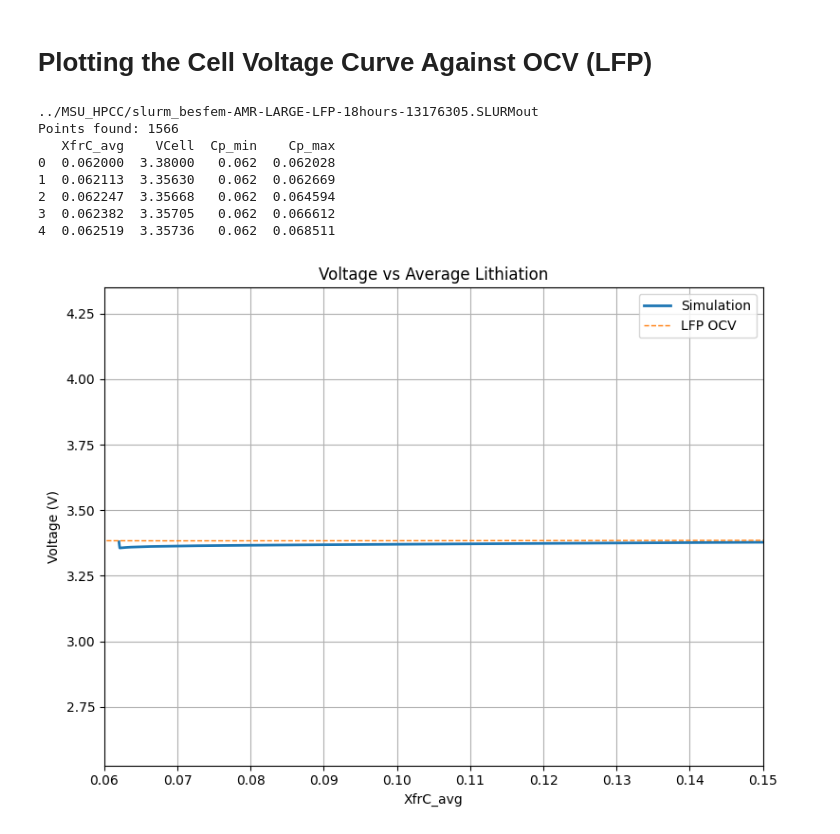
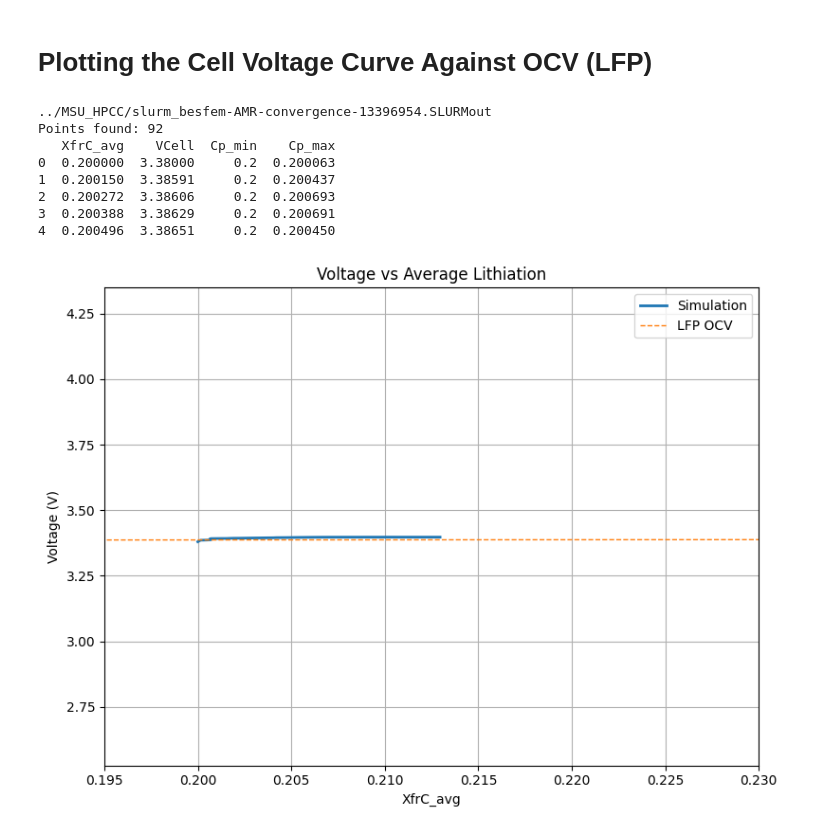
Before and after one commit to HCY-Group/BESFEM, a Jupyter notebook: plotting/OCV_CellVoltage.ipynb, the cells around one changed output. Saved outputs shown, nothing was run; the diff lists cells and outputs as text; code cells hidden in the pictures.

```diff
--- a/plotting/OCV_CellVoltage.ipynb
+++ b/plotting/OCV_CellVoltage.ipynb
@@ -248,7 +248,7 @@ def load_data(file_path):
 # ============================================================
 
 df1 = load_data(
-    "../MSU_HPCC/slurm_besfem-AMR-LARGE-LFP-18hours-13176305.SLURMout")
+    "../MSU_HPCC/slurm_besfem-AMR-convergence-13396954.SLURMout")
 
 # ============================================================
 # LOAD AND CALCULATE LFP OCV
@@ -264,39 +264,39 @@ ocv = -chmPot + 3.4
 # ============================================================
 # PLOT 1: VOLTAGE VS AVERAGE LITHIATION
 # ============================================================
 
 plt.figure(figsize=(8, 6))
 
 plt.plot(
     df1["XfrC_avg"],
     df1["VCell"],
     linewidth=2,
     label="Simulation"
 )
 
 plt.plot(
     ticks,
     ocv,
     "--",
     linewidth=1,
     label="LFP OCV"
 )
 
 plt.xlabel("XfrC_avg")
-plt.xlim(0.06, 0.45)
+plt.xlim(0.195, 0.23)
 plt.ylabel("Voltage (V)")
 plt.title("Voltage vs Average Lithiation")
 plt.grid(True)
 plt.legend()
 plt.tight_layout()
 plt.show()
 # %% [output]
-../MSU_HPCC/slurm_besfem-AMR-LARGE-LFP-18hours-13176305.SLURMout
-Points found: 1566
+../MSU_HPCC/slurm_besfem-AMR-convergence-13396954.SLURMout
+Points found: 92
    XfrC_avg    VCell  Cp_min    Cp_max
-0  0.062000  3.38000   0.062  0.062028
-1  0.062113  3.35630   0.062  0.062669
-2  0.062247  3.35668   0.062  0.064594
-3  0.062382  3.35705   0.062  0.066612
-4  0.062519  3.35736   0.062  0.068511
+0  0.200000  3.38000     0.2  0.200063
+1  0.200150  3.38591     0.2  0.200437
+2  0.200272  3.38606     0.2  0.200693
+3  0.200388  3.38629     0.2  0.200691
+4  0.200496  3.38651     0.2  0.200450
-[figure, old version]
+[figure, new version]
```
Also changed, not shown: 10 other files.
